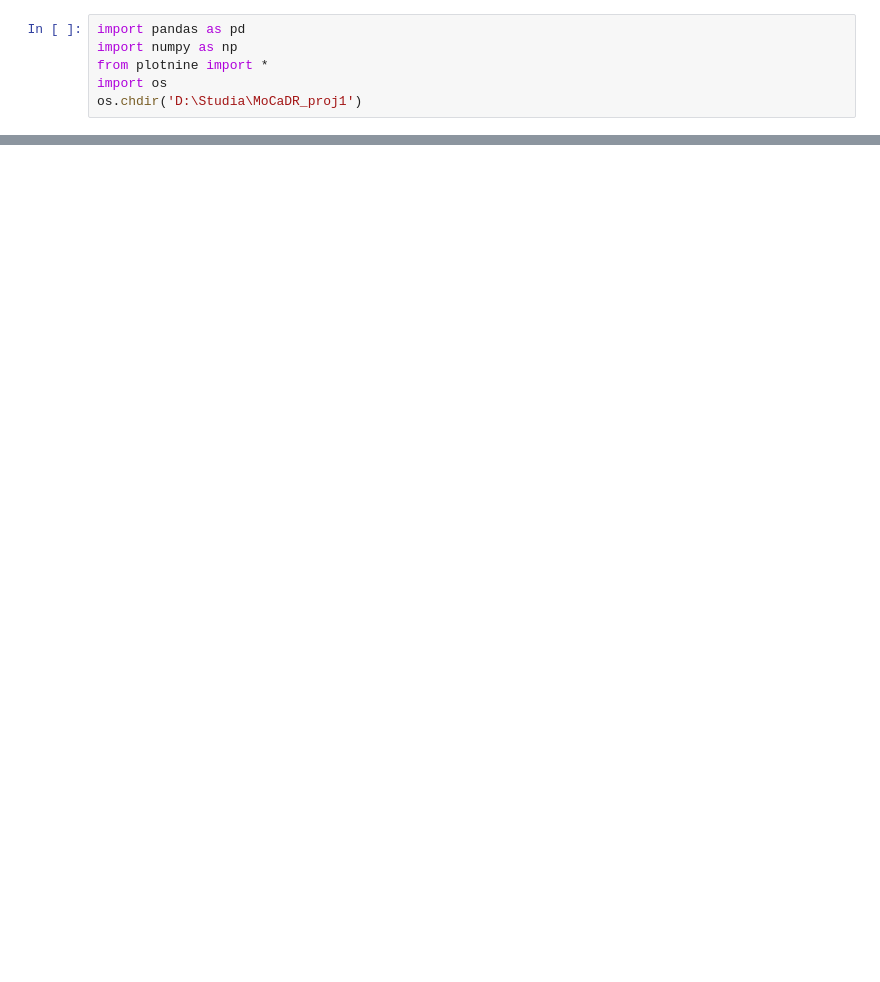
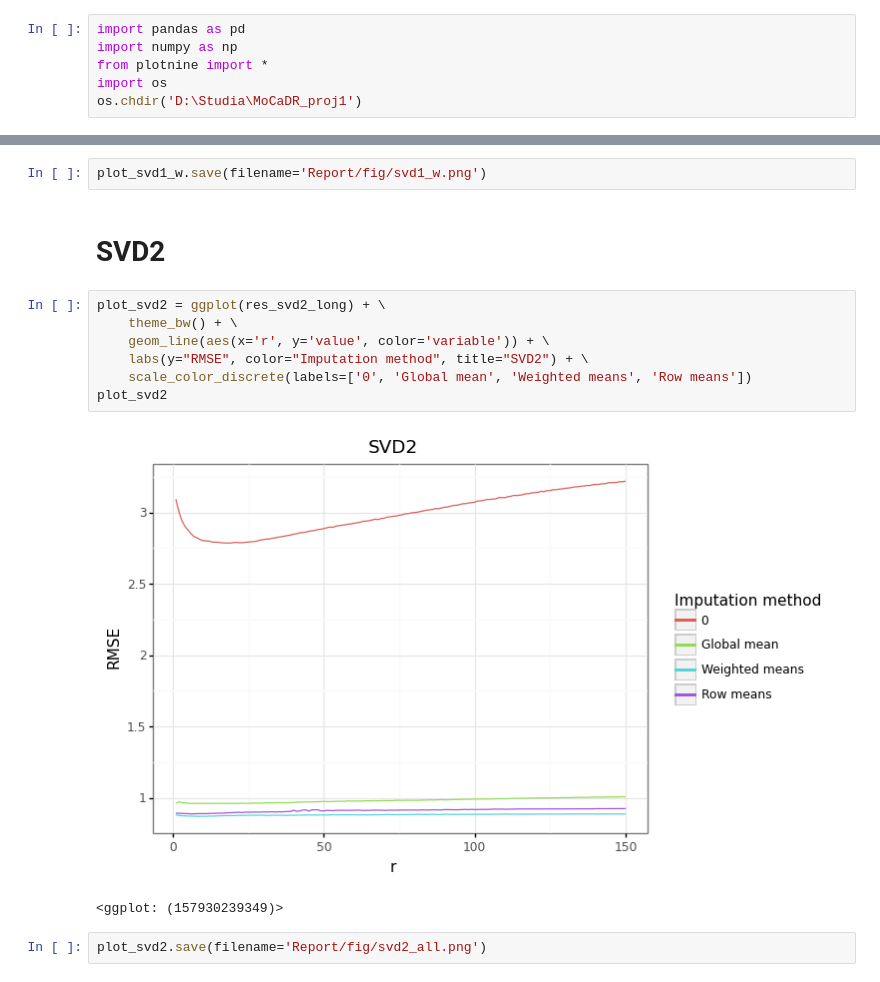
Before and after one commit to dmika1234/MoCaDR_proj1, a Jupyter notebook: src/presenting_results.ipynb, the cells around one changed output, grey strips where cells are left out. Cells and saved outputs as stored; diff of their text form; blank space fills up the shorter version.

```diff
--- a/src/presenting_results.ipynb
+++ b/src/presenting_results.ipynb
@@ -24,0 +50,16 @@ ggplot(res_svd1_long[res_svd1_long['variable'] == 'rmse_means_weighted']) + \
+# %%
+plot_svd1_w.save(filename='Report/fig/svd1_w.png')
+# %% [markdown]
+# SVD2
+# %%
+plot_svd2 = ggplot(res_svd2_long) + \
+    theme_bw() + \
+    geom_line(aes(x='r', y='value', color='variable')) + \
+    labs(y="RMSE", color="Imputation method", title="SVD2") + \
+    scale_color_discrete(labels=['0', 'Global mean', 'Weighted means', 'Row means'])
+plot_svd2
+# %% [output]
+[figure, added]
+<ggplot: (157930239349)>
+# %%
+plot_svd2.save(filename='Report/fig/svd2_all.png')
```
Also changed, not shown: parts of 14 cells of this notebook, 12 other files.
